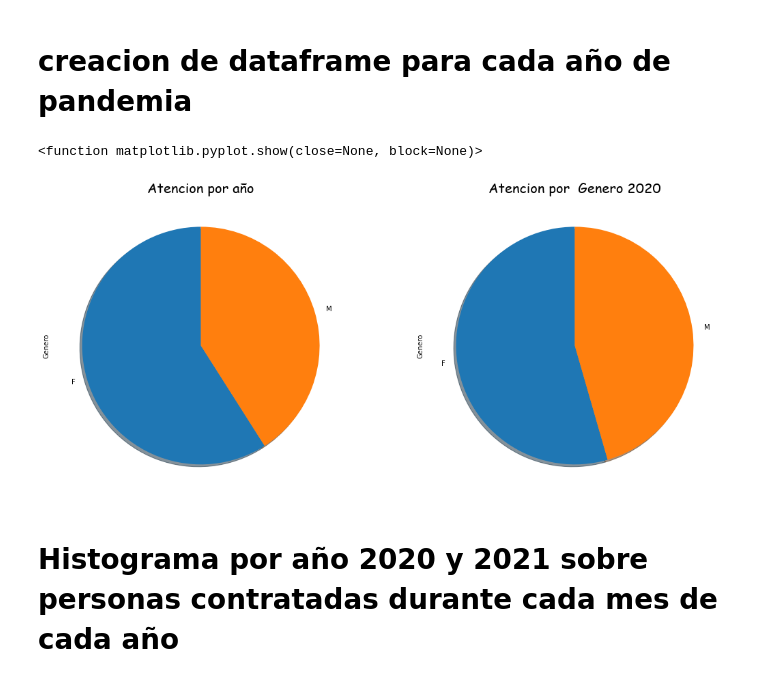
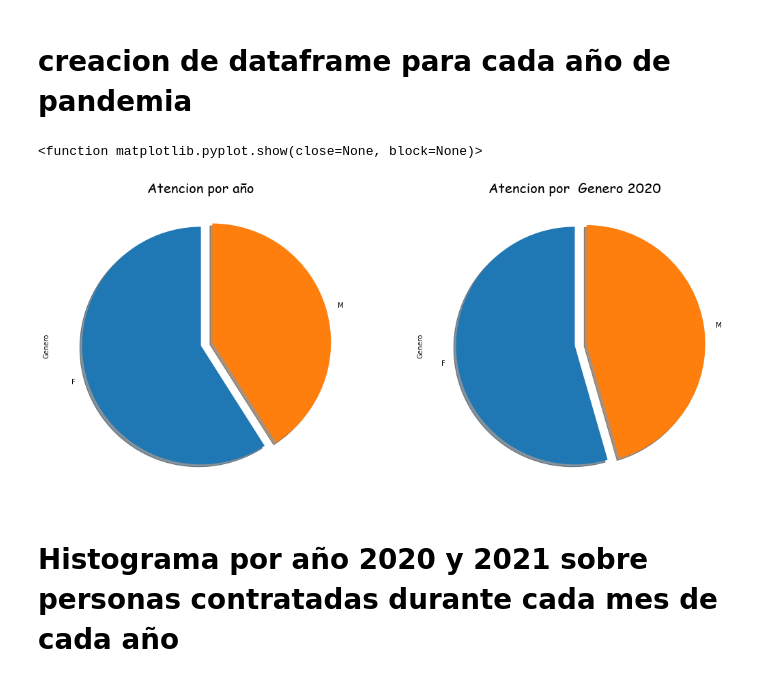
Before and after one commit to SaukB/Analisis, a Jupyter notebook: Material/Proyecto.ipynb, the cells around one changed output. Cells and saved outputs as stored; diff of their text form; code cells hidden in the pictures.

```diff
--- a/Material/Proyecto.ipynb
+++ b/Material/Proyecto.ipynb
@@ -170,15 +169,15 @@ anio2021=mdatos[mdatos['anio']=="2,021"]
 anio2020=mdatos[mdatos['anio']=="2,020"]
 # %%
 fig, (ax1, ax2) = plt.subplots(1,2, figsize =(18,8))
-anio2020['Genero'].value_counts().plot.pie(ax =ax1,  shadow =True,startangle=90)
+anio2020['Genero'].value_counts().plot.pie(ax =ax1,explode =[0,0.1],  shadow =True,startangle=90)
 ax1.set_title('Atencion por año',fontdict= font1)
 plt.show
-anio2021['Genero'].value_counts().plot.pie(ax =ax2, shadow =True,startangle=90,)
+anio2021['Genero'].value_counts().plot.pie(ax =ax2,explode =[0,0.1], shadow =True,startangle=90,)
 ax2.set_title('Atencion por  Genero 2020',fontdict= font1)
 plt.show
 # %% [output]
 <function matplotlib.pyplot.show(close=None, block=None)>
-[figure, old version]
+[figure, new version]
 # %% [markdown]
 # Histograma por año 2020 y 2021 sobre personas contratadas durante cada mes de cada año
 # %%
```
Also changed, not shown: parts of 6 cells of this notebook.
